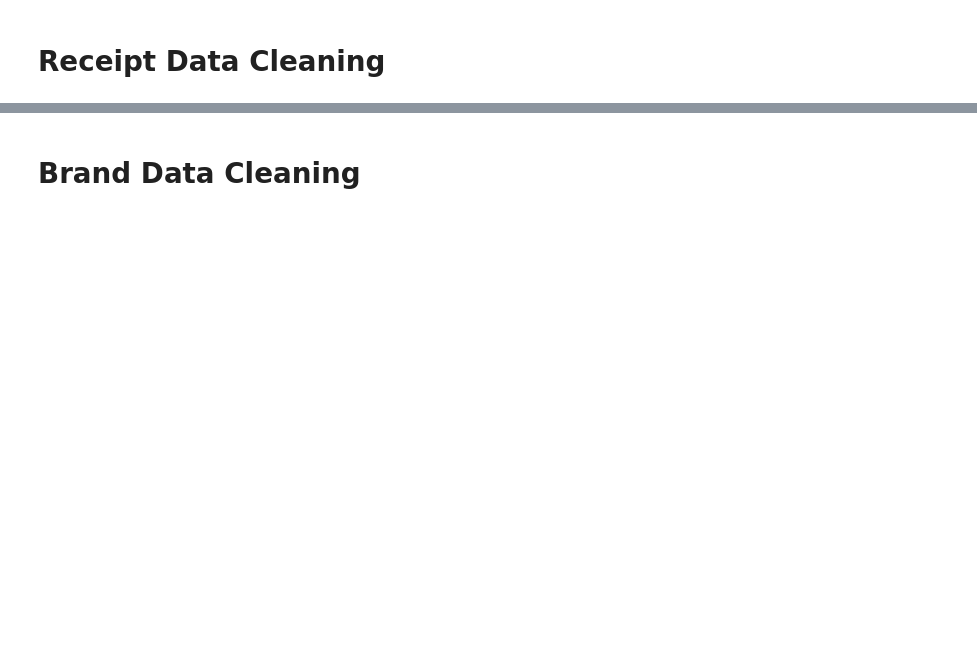
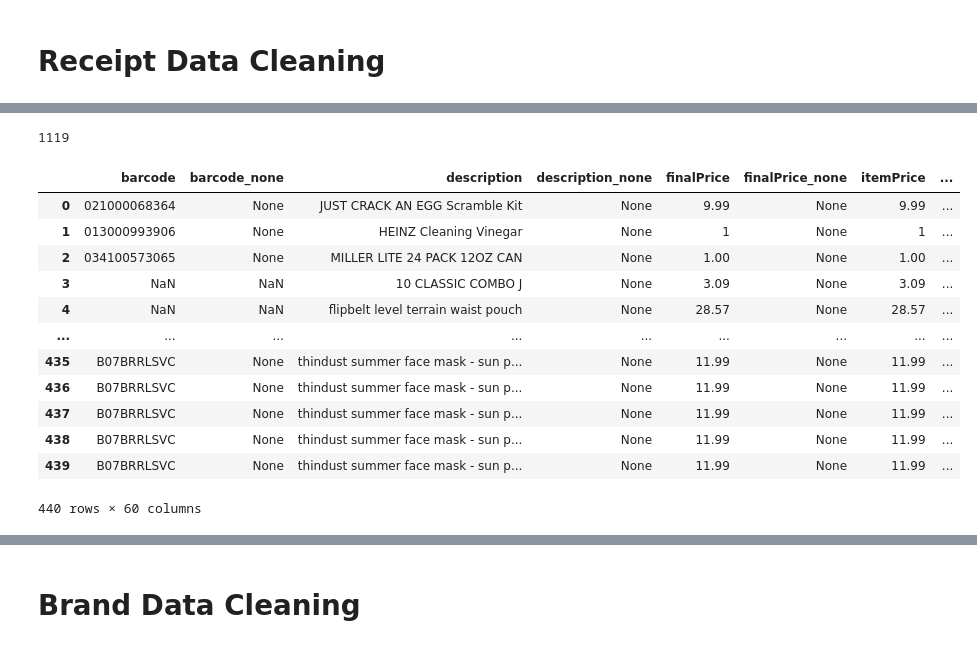
Before and after one commit to Jwdaniel34/fetch-rewards-code, a Jupyter notebook: data_cleaning.ipynb, the cells around one changed output, grey strips where cells are left out. Cells and saved outputs as stored; diff of their text form; code cells hidden in the pictures; blank space fills up the shorter version.

```diff
--- a/data_cleaning.ipynb
+++ b/data_cleaning.ipynb
@@ -170,8 +142,0 @@ IndexError: list index out of range
-# %%
-######     receiptInfoList = []
-for i in range(len( receipts_df['rewardsReceiptItemList'] ) ):
-    this = receipts_df['rewardsReceiptItemList'][i].split(",")
-    print(i)
-    this_dictionary = {re.findall("'([^']*)'", this[0])[0]: re.findall("'([^']*)'", this[0])[1]}
-    receiptInfoList.append(this_dictionary)
-# print(pd.DataFrame([{re.findall("'([^']*)'", this)[0]: re.findall("'([^']*)'", this)[1]}]))
@@ -182,0 +152,4 @@ IndexError: list index out of range
+# %%
+len(receipts)
+# %% [output]
+1119
@@ -182,0 +158,67 @@ IndexError: list index out of range
+# %%
+receipt_df = pd.read_csv('csv_files/receipts.csv', index_col = 0)
+
+receipts_df = convertDates(receipt_df)
+receipts_df['_id'] = cleanIdCpg(receipts_df, column = '_id')
+receipts_df = receipts_df.rename(columns = {'_id':'receipt_id'}, inplace = False)
+col_list = list(receipts_df.columns)
+cols = col_list[3:10]
+
+for col in cols:
+    receipts_df[col] = pd.to_datetime(receipts_df[col])
+amounts = range(len(receipts_df['rewardsReceiptItemList'].to_dict()))
+
+
+fullDataSet = []
+
+for j in amounts:
+    try:
+        text = receipts_df['rewardsReceiptItemList'].to_dict()[j]
+        # creating the regex pattern & use re.sub()
+        # [\([{})\]] is a RE pattern for selecting
+        # '{', '}', '[', ']', '(', ')' brakcets.
+        patn = re.sub(r"[\({}[)\]]", "", text)
+        split_dictionary = re.findall("'([^}]*)'", patn)[0].split(',')
+    except:
+        None
+
+        fullKeysValues = {}
+
+        for i in range(len(split_dictionary)):
+            try:
+                keyvalueSplit = split_dictionary[i].split(':')
+
+                dataKeys = keyvalueSplit[0].strip(" ' ")
+                dataValues = keyvalueSplit[1].strip(" ' ")
+                if dataValues == 'None':
+                    fullKeysValues[f'{dataKeys}_none']  = dataValues
+                elif dataValues == 'nan':
+                    fullKeysValues[dataKeys]  = dataValues
+
+            except IndexError:
+                None
+            else:
+                dataValues = "None"
+                dataKeys = keyvalueSplit[0].strip(" ' ")
+                if dataValues == 'None':
+                    fullKeysValues[f'{dataKeys}_none']  = dataValues
+                else:
+                    fullKeysValues[dataKeys]  = dataValues
+
+        fullDataSet.append(fullKeysValues)
+fupa = pd.DataFrame(fullDataSet)
+fupa
+# %% [output]
+|  | barcode | barcode_none | description | description_none | finalPrice | finalPrice_none | itemPrice | ... |
+| 0 | 021000068364 | None | JUST CRACK AN EGG Scramble Kit | None | 9.99 | None | 9.99 | ... |
+| 1 | 013000993906 | None | HEINZ Cleaning Vinegar | None | 1 | None | 1 | ... |
+| 2 | 034100573065 | None | MILLER LITE 24 PACK 12OZ CAN | None | 1.00 | None | 1.00 | ... |
+| 3 | NaN | NaN | 10 CLASSIC COMBO J | None | 3.09 | None | 3.09 | ... |
+| 4 | NaN | NaN | flipbelt level terrain waist pouch | None | 28.57 | None | 28.57 | ... |
+| ... | ... | ... | ... | ... | ... | ... | ... | ... |
+| 435 | B07BRRLSVC | None | thindust summer face mask - sun p... | None | 11.99 | None | 11.99 | ... |
+| 436 | B07BRRLSVC | None | thindust summer face mask - sun p... | None | 11.99 | None | 11.99 | ... |
+| 437 | B07BRRLSVC | None | thindust summer face mask - sun p... | None | 11.99 | None | 11.99 | ... |
+| 438 | B07BRRLSVC | None | thindust summer face mask - sun p... | None | 11.99 | None | 11.99 | ... |
+| 439 | B07BRRLSVC | None | thindust summer face mask - sun p... | None | 11.99 | None | 11.99 | ... |
+440 rows × 60 columns
```
Also changed, not shown: parts of 30 cells of this notebook.
